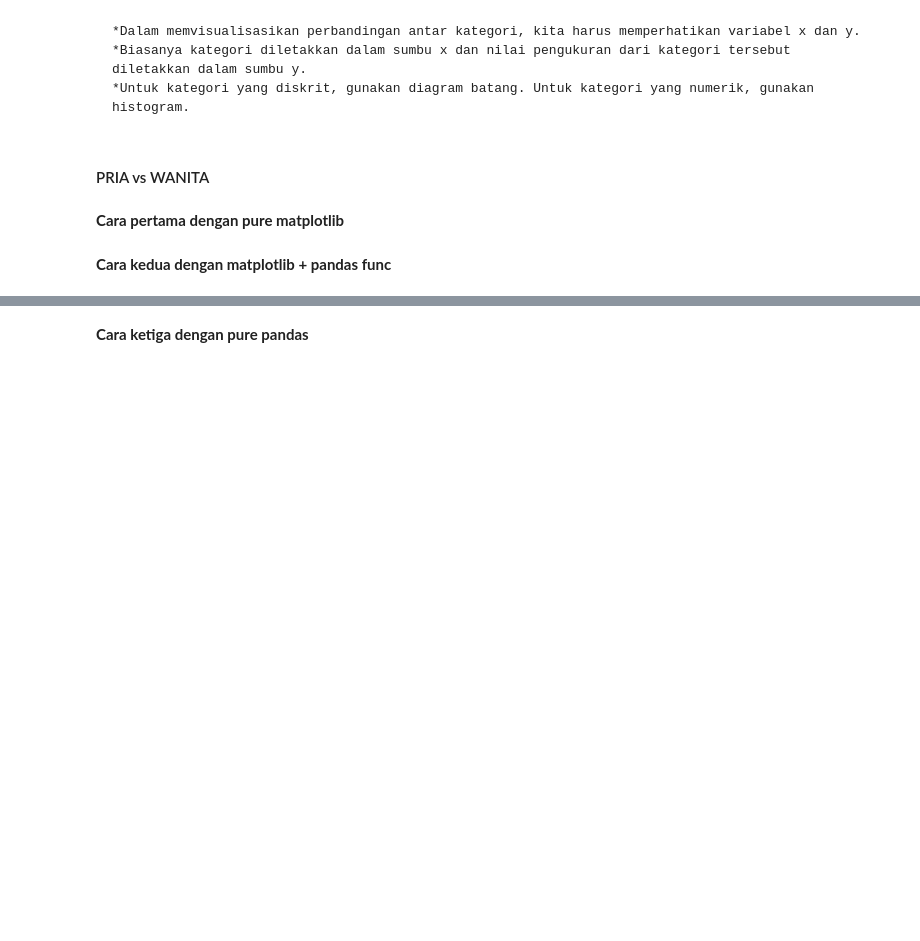
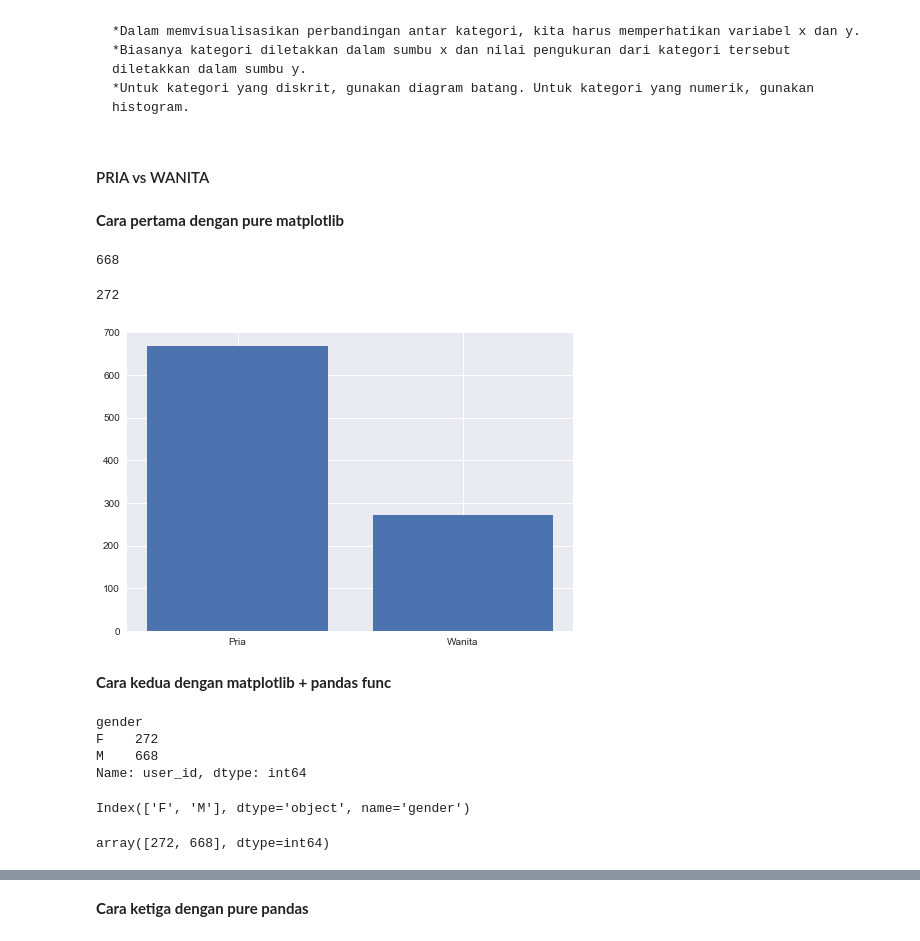
Before and after one commit to mdsatria/dataviz_course, a Jupyter notebook: notebook/3. Dasar Visualisasi & Visualisasi Perbandingan di Python.ipynb, the cells around one changed output, grey strips where cells are left out. Drawn from its saved outputs; the diff is of its cells as text; code cells hidden in the pictures; blank space fills up the shorter version.

```diff
--- a/notebook/3. Dasar Visualisasi & Visualisasi Perbandingan di Python.ipynb
+++ b/notebook/3. Dasar Visualisasi & Visualisasi Perbandingan di Python.ipynb
@@ -64,0 +191,3 @@ Lebih lengkapnya, Anda dapat melihat di sini https://matplotlib.org/3.1.1/api/py
+# %%
+# hapus missing value
+df = df.dropna()
@@ -72,5 +210,29 @@ Lebih lengkapnya, Anda dapat melihat di sini https://matplotlib.org/3.1.1/api/py
 #### PRIA vs WANITA
 # %% [markdown]
 **Cara pertama dengan pure matplotlib**
+# %%
+# jumlah pria
+df[df['gender']=='M']['user_id'].count()
+# %% [output]
+668
+# %%
+# tampung jumlah pria ke variabel m
+m = df[df['gender']=='M']['user_id'].count()
+# %%
+# cari jumlah wanita
+df[df['gender']=='F']['user_id'].count()
+# %% [output]
+272
+# %%
+# tampung jumlah wanita ke variabel f
+f = df[df['gender']=='F']['user_id'].count()
+# %%
+# buat kategori
+x = ['Pria', 'Wanita']
+# %%
+plt.bar(x, [m, f])
+plt.show()
+# %% [output]
+[figure, added]
 # %% [markdown]
 **Cara kedua dengan matplotlib + pandas func**
@@ -76,0 +242,15 @@ Lebih lengkapnya, Anda dapat melihat di sini https://matplotlib.org/3.1.1/api/py
+# %%
+grup
+# %% [output]
+gender
+F    272
+M    668
+Name: user_id, dtype: int64
+# %%
+grup.index
+# %% [output]
+Index(['F', 'M'], dtype='object', name='gender')
+# %%
+grup.values
+# %% [output]
+array([272, 668], dtype=int64)
```
Also changed, not shown: parts of 52 cells of this notebook.
